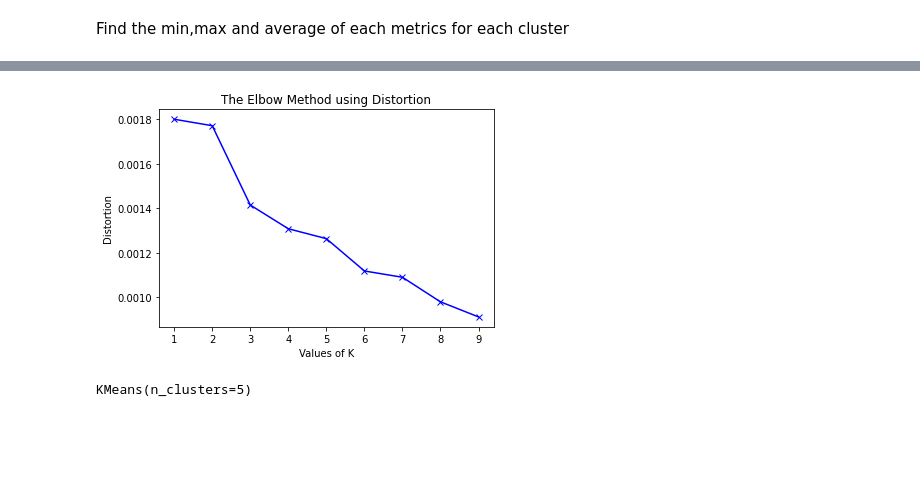
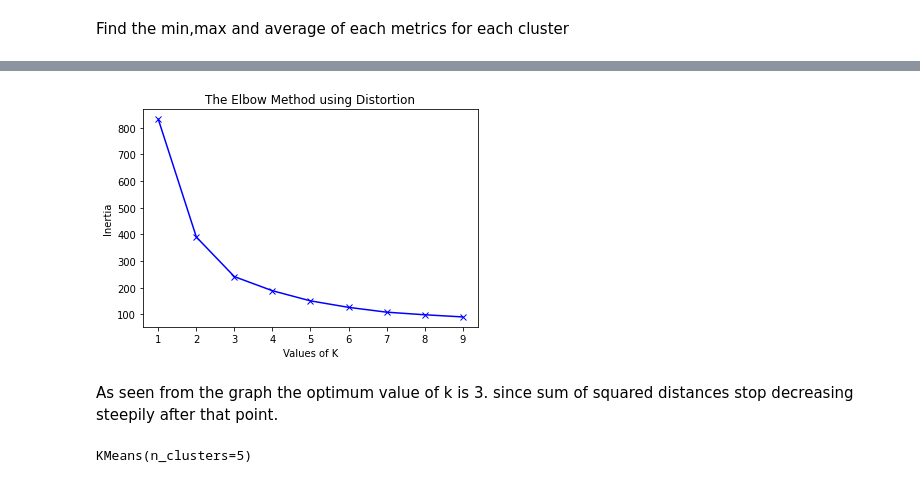
Before and after one commit to DiboraHaile/User-Analytics-in-the-Telecommunication-Industry, a Jupyter notebook: notebooks/user_engagement_analysis.ipynb, the cells around one changed output, grey strips where cells are left out. Cells and saved outputs as stored; diff of their text form; code cells hidden in the pictures; blank space fills up the shorter version.

```diff
--- a/notebooks/user_engagement_analysis.ipynb
+++ b/notebooks/user_engagement_analysis.ipynb
@@ -249,20 +281,10 @@ avg of cluster 2, total_ul 89312700.75271234
 # %%
 #using the elbow method to find the optimal K
-from scipy.spatial.distance import cdist
-distortions = []
 inertias = []
-K = range(1, 10)
-mapping1 = {}
-mapping2 = {}
-
+K = range(1,10)
 for k in K:
     # Building and fitting the model
-    kmeanModel = KMeans(n_clusters=k).fit(X_train)
+    kmeanModel = KMeans(n_clusters=k).fit(X)
     kmeanModel.fit(X)
-
-    distortions.append(sum(np.min(cdist(X_train, kmeanModel.cluster_centers_,
-                                        'euclidean'), axis=1)) / X_train.shape[0])
+    # calulating inertia of the model with different ks
     inertias.append(kmeanModel.inertia_)
-    mapping1[k] = sum(np.min(cdist(X, kmeanModel.cluster_centers_,
-                                   'euclidean'), axis=1)) / X_train.shape[0]
-    mapping2[k] = kmeanModel.inertia_
@@ -282,11 +291,13 @@ for key, val in mapping1.items():
 # %%
-plt.plot(K, distortions, 'bx-')
+plt.plot(K, inertias, 'bx-')
 plt.xlabel('Values of K')
-plt.ylabel('Distortion')
+plt.ylabel('Inertia')
 plt.title('The Elbow Method using Distortion')
 plt.show()
 # %% [output]
-[figure, old version]
+[figure, new version]
+# %% [markdown]
+As seen from the graph the optimum value of k is 3. since sum of squared distances stop decreasing steepily after that point.
 # %%
 # k = 5
 kmeanModel = KMeans(n_clusters=5).fit(X_train)
```
Also changed, not shown: parts of 29 cells of this notebook.
